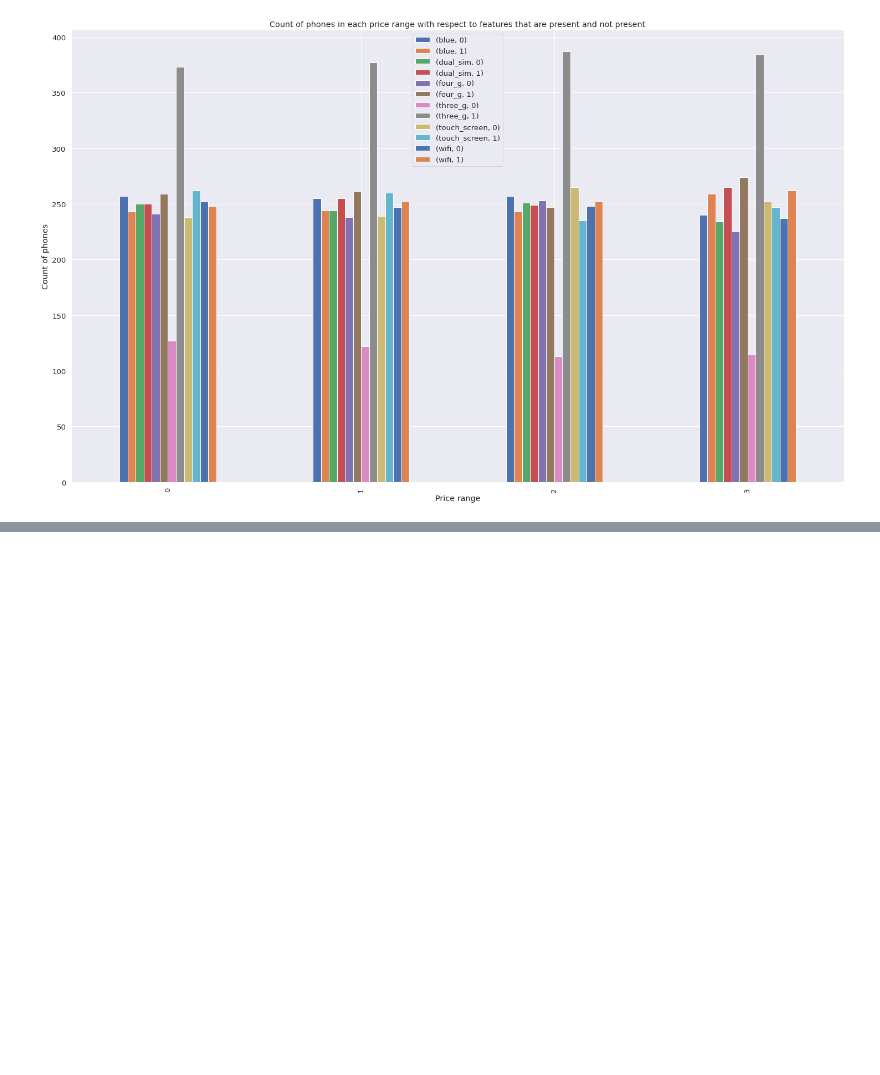
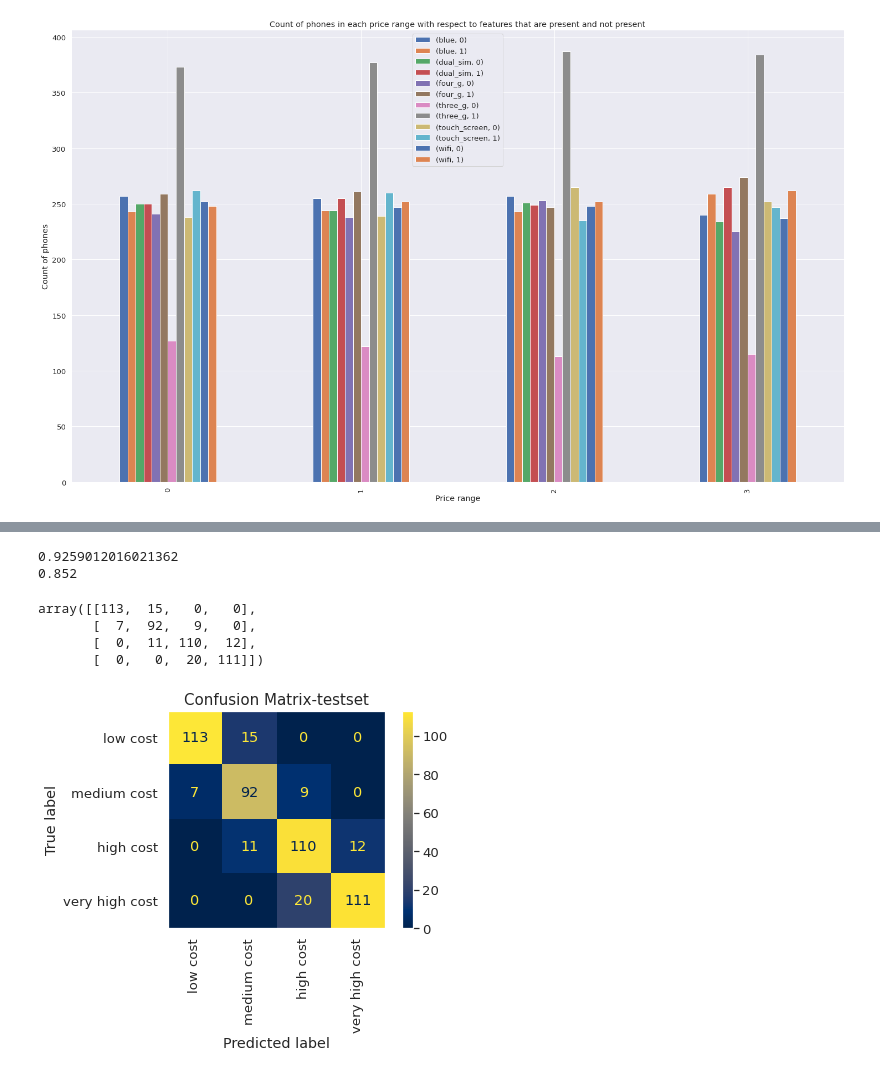
Before and after one commit to Sriharish19/Mobile_price_classification_ml_model, a Jupyter notebook: SH_Mobile_price_range_classification_ml.ipynb, the cells around one changed output, grey strips where cells are left out. Drawn from its saved outputs; the diff is of its cells as text; code cells hidden in the pictures; blank space fills up the shorter version.

```diff
--- a/SH_Mobile_price_range_classification_ml.ipynb
+++ b/SH_Mobile_price_range_classification_ml.ipynb
@@ -415,0 +558,33 @@ plt.legend(loc='upper center')
+# %%
+dtc_hp=DecisionTreeClassifier(criterion='entropy', max_depth=20, min_samples_split=20,
+                       random_state=0)
+dtc_hp.fit(X_train,y_train)
+
+y_train_pred=dtc_hp.predict(X_train)
+y_pred=dtc_hp.predict(X_test)
+
+
+print(accuracy_score(y_train,y_train_pred))
+
+
+print(accuracy_score(y_test,y_pred))
+# %% [output]
+0.9259012016021362
+0.852
+# %%
+
+cf_matrix=confusion_matrix(y_test,y_pred)
+cf_matrix
+# %% [output]
+array([[113,  15,   0,   0],
+       [  7,  92,   9,   0],
+       [  0,  11, 110,  12],
+       [  0,   0,  20, 111]])
+# %%
+# plotting confusion matrix for test set.
+plot_confusion_matrix(dtc_hp,X_test,y_test,cmap='cividis',display_labels=Class_cat,xticks_rotation='vertical')
+plt.grid(False)
+plt.title('Confusion Matrix-testset',fontsize=15)
+plt.show()
+# %% [output]
+[figure, added]
```
Also changed, not shown: parts of 48 cells of this notebook.
